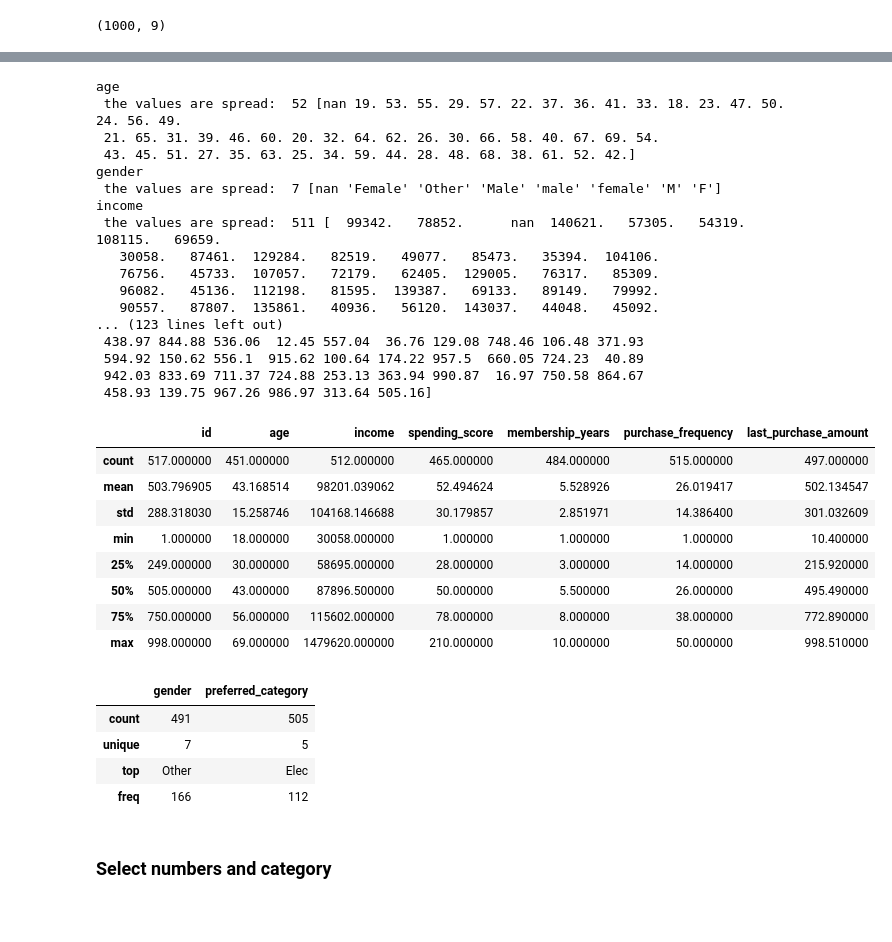
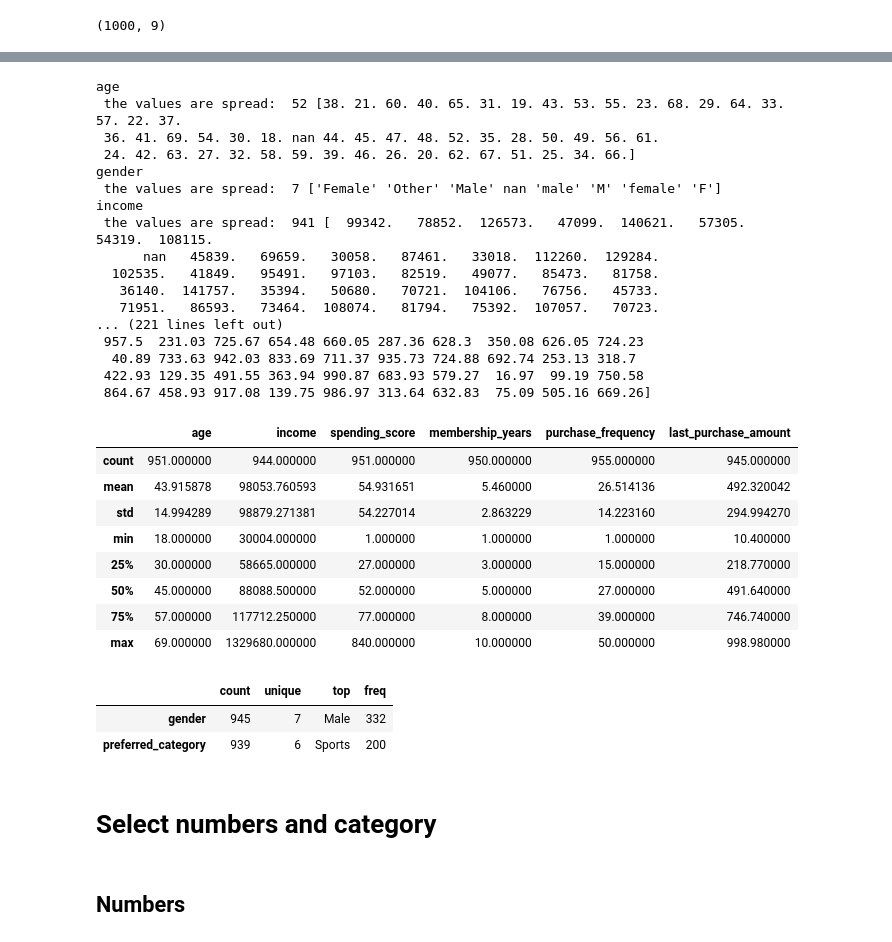
Before and after one commit to MEziliano/MLEnginnering, a Jupyter notebook: FI.ipynb, the cells around one changed output, grey strips where cells are left out. Drawn from its saved outputs; the diff is of its cells as text; code cells hidden in the pictures; blank space fills up the shorter version.

```diff
--- a/FI.ipynb
+++ b/FI.ipynb
@@ -4,3 +6,8 @@ import numpy as np
 
 import matplotlib.pyplot as plt
 import seaborn as sns
+# %%
+### Configurando DataFrame
+pd.set_option('display.max_rows', 7)
+pd.set_option('display.max_columns', 50)
+pd.set_option('display.width', 5000)
@@ -7,4 +29,3 @@ import seaborn as sns
 # %%
-PATH = r"C:\Users\U6094291\Desktop\StockPrice\customer_dataset.csv"
+PATH = r"/home/usuario/Forex/customer_data_2.csv"
 df = pd.read_csv(PATH)
-df.head()
@@ -121,54 +147,56 @@ Data columns (total 9 columns):
 dtypes: float64(7), object(2)
 memory usage: 70.4+ KB
+# %%
+df.drop(columns='id', inplace=True)
+# Não será necessário utilizar essa coluna
 # %%
 for column in df.columns:
-    if str(column) == "id":
-        continue
-    # print(f'{column}')
     print(f'{column}', '\n',"the values are spread: ", df[column].nunique(),
            df[column].unique())
 # %% [output]
 age
- the values are spread:  52 [nan 19. 53. 55. 29. 57. 22. 37. 36. 41. 33. 18. 23. 47. 50. 24. 56. 49.
- 21. 65. 31. 39. 46. 60. 20. 32. 64. 62. 26. 30. 66. 58. 40. 67. 69. 54.
- 43. 45. 51. 27. 35. 63. 25. 34. 59. 44. 28. 48. 68. 38. 61. 52. 42.]
+ the values are spread:  52 [38. 21. 60. 40. 65. 31. 19. 43. 53. 55. 23. 68. 29. 64. 33. 57. 22. 37.
+ 36. 41. 69. 54. 30. 18. nan 44. 45. 47. 48. 52. 35. 28. 50. 49. 56. 61.
+ 24. 42. 63. 27. 32. 58. 59. 39. 46. 26. 20. 62. 67. 51. 25. 34. 66.]
 gender
- the values are spread:  7 [nan 'Female' 'Other' 'Male' 'male' 'female' 'M' 'F']
+ the values are spread:  7 ['Female' 'Other' 'Male' nan 'male' 'M' 'female' 'F']
 income
- the values are spread:  511 [  99342.   78852.      nan  140621.   57305.   54319.  108115.   69659.
-   30058.   87461.  129284.   82519.   49077.   85473.   35394.  104106.
-   76756.   45733.  107057.   72179.   62405.  129005.   76317.   85309.
-   96082.   45136.  112198.   81595.  139387.   69133.   89149.   79992.
-   90557.   87807.  135861.   40936.   56120.  143037.   44048.   45092.
-... (123 lines left out)
- 438.97 844.88 536.06  12.45 557.04  36.76 129.08 748.46 106.48 371.93
- 594.92 150.62 556.1  915.62 100.64 174.22 957.5  660.05 724.23  40.89
- 942.03 833.69 711.37 724.88 253.13 363.94 990.87  16.97 750.58 864.67
- 458.93 139.75 967.26 986.97 313.64 505.16]
+ the values are spread:  941 [  99342.   78852.  126573.   47099.  140621.   57305.   54319.  108115.
+      nan   45839.   69659.   30058.   87461.   33018.  112260.  129284.
+  102535.   41849.   95491.   97103.   82519.   49077.   85473.   81758.
+   36140.  141757.   35394.   50680.   70721.  104106.   76756.   45733.
+   71951.   86593.   73464.  108074.   81794.   75392.  107057.   70723.
+... (221 lines left out)
+ 957.5  231.03 725.67 654.48 660.05 287.36 628.3  350.08 626.05 724.23
+  40.89 733.63 942.03 833.69 711.37 935.73 724.88 692.74 253.13 318.7
+ 422.93 129.35 491.55 363.94 990.87 683.93 579.27  16.97  99.19 750.58
+ 864.67 458.93 917.08 139.75 986.97 313.64 632.83  75.09 505.16 669.26]
 # %%
-df.describe(include="number").style.background_gradient()
+df.describe(include="number").style.background_gradient(subset =["age", 	"income",
+                                                                 "spending_score",	"membership_years",
+                                                                "purchase_frequency",	"last_purchase_amount"])
 # %% [output]
-|  | id | age | income | spending_score | membership_years | purchase_frequency | last_purchase_amount |
-| count | 517.000000 | 451.000000 | 512.000000 | 465.000000 | 484.000000 | 515.000000 | 497.000000 |
-| mean | 503.796905 | 43.168514 | 98201.039062 | 52.494624 | 5.528926 | 26.019417 | 502.134547 |
-| std | 288.318030 | 15.258746 | 104168.146688 | 30.179857 | 2.851971 | 14.386400 | 301.032609 |
-| min | 1.000000 | 18.000000 | 30058.000000 | 1.000000 | 1.000000 | 1.000000 | 10.400000 |
-| 25% | 249.000000 | 30.000000 | 58695.000000 | 28.000000 | 3.000000 | 14.000000 | 215.920000 |
-| 50% | 505.000000 | 43.000000 | 87896.500000 | 50.000000 | 5.500000 | 26.000000 | 495.490000 |
-| 75% | 750.000000 | 56.000000 | 115602.000000 | 78.000000 | 8.000000 | 38.000000 | 772.890000 |
-| max | 998.000000 | 69.000000 | 1479620.000000 | 210.000000 | 10.000000 | 50.000000 | 998.510000 |
+|  | age | income | spending_score | membership_years | purchase_frequency | last_purchase_amount |
+| count | 951.000000 | 944.000000 | 951.000000 | 950.000000 | 955.000000 | 945.000000 |
+| mean | 43.915878 | 98053.760593 | 54.931651 | 5.460000 | 26.514136 | 492.320042 |
+| std | 14.994289 | 98879.271381 | 54.227014 | 2.863229 | 14.223160 | 294.994270 |
+| min | 18.000000 | 30004.000000 | 1.000000 | 1.000000 | 1.000000 | 10.400000 |
+| 25% | 30.000000 | 58665.000000 | 27.000000 | 3.000000 | 15.000000 | 218.770000 |
+| 50% | 45.000000 | 88088.500000 | 52.000000 | 5.000000 | 27.000000 | 491.640000 |
+| 75% | 57.000000 | 117712.250000 | 77.000000 | 8.000000 | 39.000000 | 746.740000 |
+| max | 69.000000 | 1329680.000000 | 840.000000 | 10.000000 | 50.000000 | 998.980000 |
 # %%
-df.describe(include="object")
+df.describe(include="object").T.style.background_gradient(subset=['count','unique','freq'])
 # %% [output]
-|  | gender | preferred_category |
-| count | 491 | 505 |
-| unique | 7 | 5 |
-| top | Other | Elec |
-| freq | 166 | 112 |
+|  | count | unique | top | freq |
+| gender | 945 | 7 | Male | 332 |
+| preferred_category | 939 | 6 | Sports | 200 |
 # %% [markdown]
-### Select numbers and category
+# Select numbers and category
 # %%
 df_num = df.select_dtypes(include="number")
 df_cat = df.select_dtypes(include="object")
+# %% [markdown]
+## Numbers
 # %%
 for column in df_num:
```
Also changed, not shown: parts of 34 cells of this notebook, 2 other files.
